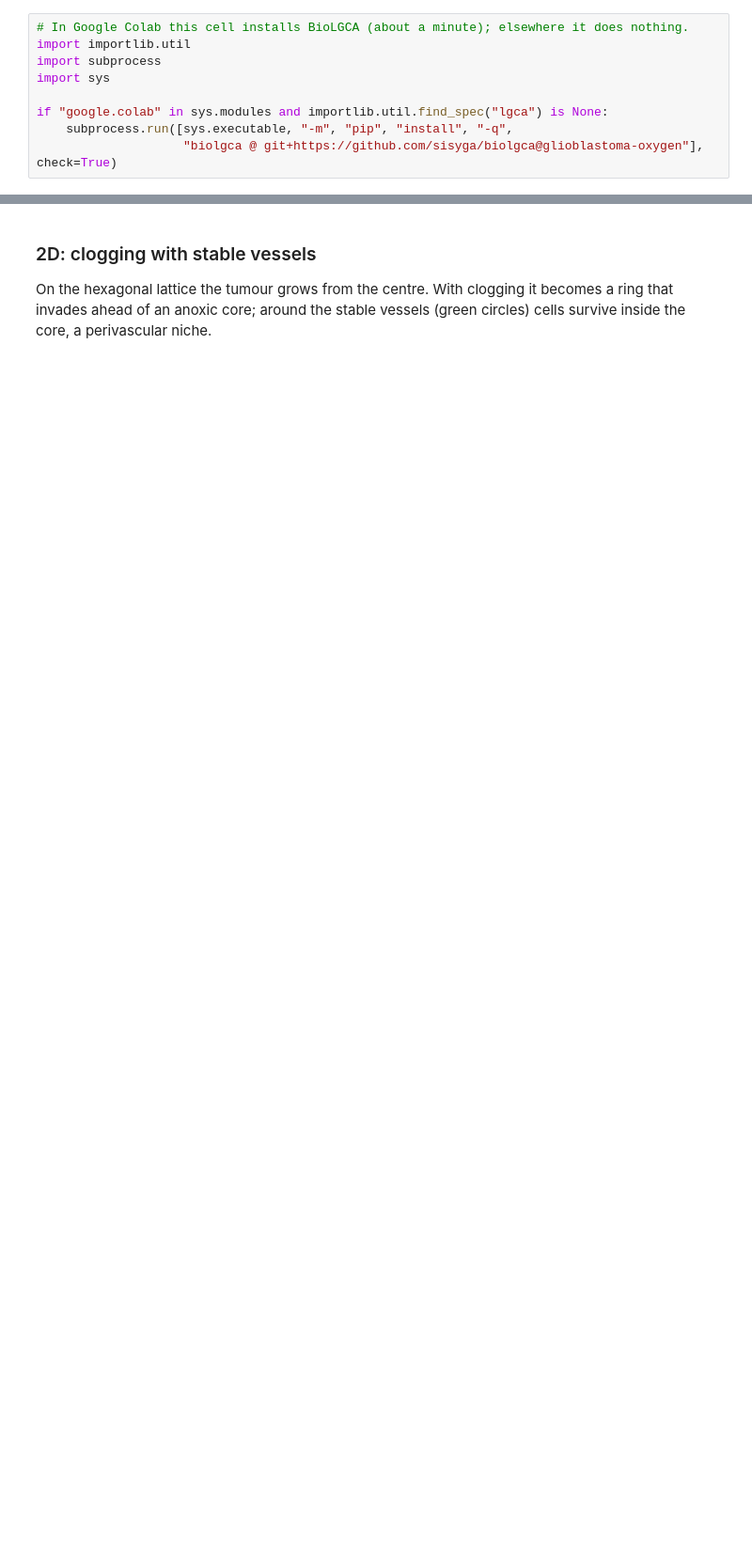
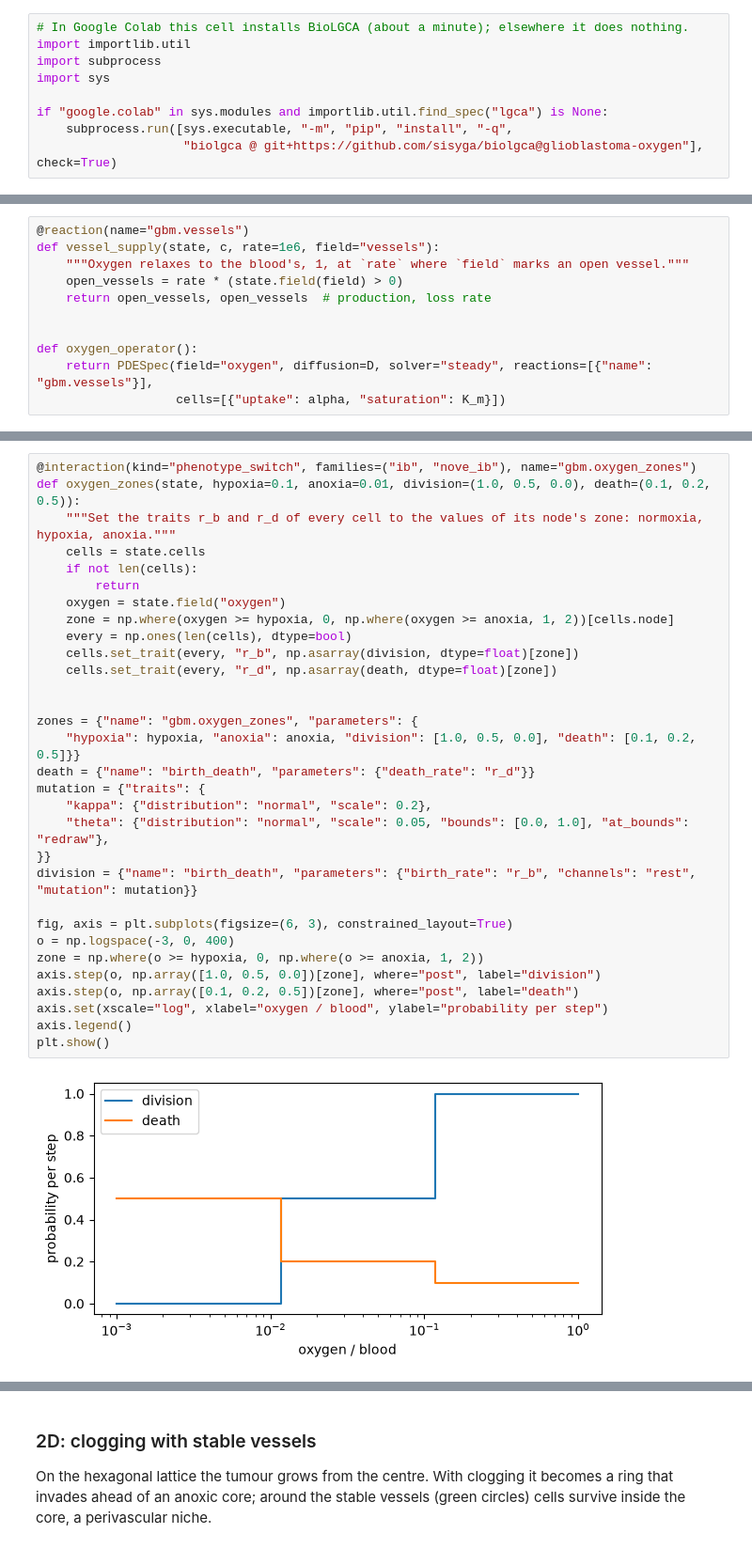
Before and after one commit to sisyga/biolgca, a Jupyter notebook: docs/source/examples/glioblastoma_oxygen.ipynb, the cells around one changed output, grey strips where cells are left out. Shown at 94% size. Cells and saved outputs as stored; diff of their text form; blank space fills up the shorter version.

```diff
--- a/docs/source/examples/glioblastoma_oxygen.ipynb
+++ b/docs/source/examples/glioblastoma_oxygen.ipynb
@@ -81,0 +148,11 @@ We start with the oxygen alone, on a 1D line of 200 nodes with the tumour's firs
+# %%
+@reaction(name="gbm.vessels")
+def vessel_supply(state, c, rate=1e6, field="vessels"):
+    """Oxygen relaxes to the blood's, 1, at `rate` where `field` marks an open vessel."""
+    open_vessels = rate * (state.field(field) > 0)
+    return open_vessels, open_vessels  # production, loss rate
+
+
+def oxygen_operator():
+    return PDESpec(field="oxygen", diffusion=D, solver="steady", reactions=[{"name": "gbm.vessels"}],
+                   cells=[{"uptake": alpha, "saturation": K_m}])
@@ -205,0 +250,33 @@ death    (normoxia, hypoxia, anoxia): [0.1, 0.2, 0.5]
+# %%
+@interaction(kind="phenotype_switch", families=("ib", "nove_ib"), name="gbm.oxygen_zones")
+def oxygen_zones(state, hypoxia=0.1, anoxia=0.01, division=(1.0, 0.5, 0.0), death=(0.1, 0.2, 0.5)):
+    """Set the traits r_b and r_d of every cell to the values of its node's zone: normoxia, hypoxia, anoxia."""
+    cells = state.cells
+    if not len(cells):
+        return
+    oxygen = state.field("oxygen")
+    zone = np.where(oxygen >= hypoxia, 0, np.where(oxygen >= anoxia, 1, 2))[cells.node]
+    every = np.ones(len(cells), dtype=bool)
+    cells.set_trait(every, "r_b", np.asarray(division, dtype=float)[zone])
+    cells.set_trait(every, "r_d", np.asarray(death, dtype=float)[zone])
+
+
+zones = {"name": "gbm.oxygen_zones", "parameters": {
+    "hypoxia": hypoxia, "anoxia": anoxia, "division": [1.0, 0.5, 0.0], "death": [0.1, 0.2, 0.5]}}
+death = {"name": "birth_death", "parameters": {"death_rate": "r_d"}}
+mutation = {"traits": {
+    "kappa": {"distribution": "normal", "scale": 0.2},
+    "theta": {"distribution": "normal", "scale": 0.05, "bounds": [0.0, 1.0], "at_bounds": "redraw"},
+}}
+division = {"name": "birth_death", "parameters": {"birth_rate": "r_b", "channels": "rest", "mutation": mutation}}
+
+fig, axis = plt.subplots(figsize=(6, 3), constrained_layout=True)
+o = np.logspace(-3, 0, 400)
+zone = np.where(o >= hypoxia, 0, np.where(o >= anoxia, 1, 2))
+axis.step(o, np.array([1.0, 0.5, 0.0])[zone], where="post", label="division")
+axis.step(o, np.array([0.1, 0.2, 0.5])[zone], where="post", label="death")
+axis.set(xscale="log", xlabel="oxygen / blood", ylabel="probability per step")
+axis.legend()
+plt.show()
+# %% [output]
+[figure, added]
```
Also changed, not shown: parts of 28 cells of this notebook, 1 other file.
